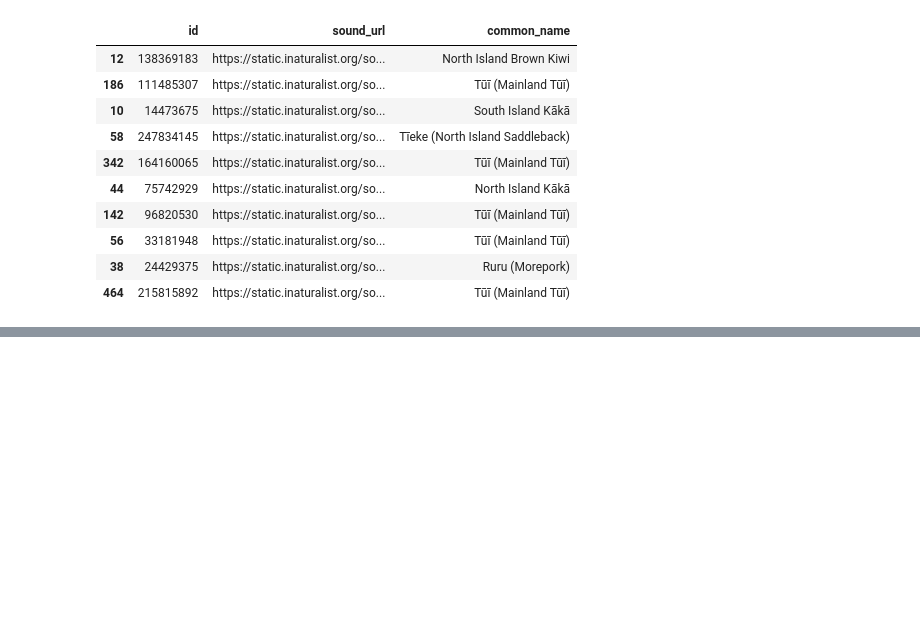
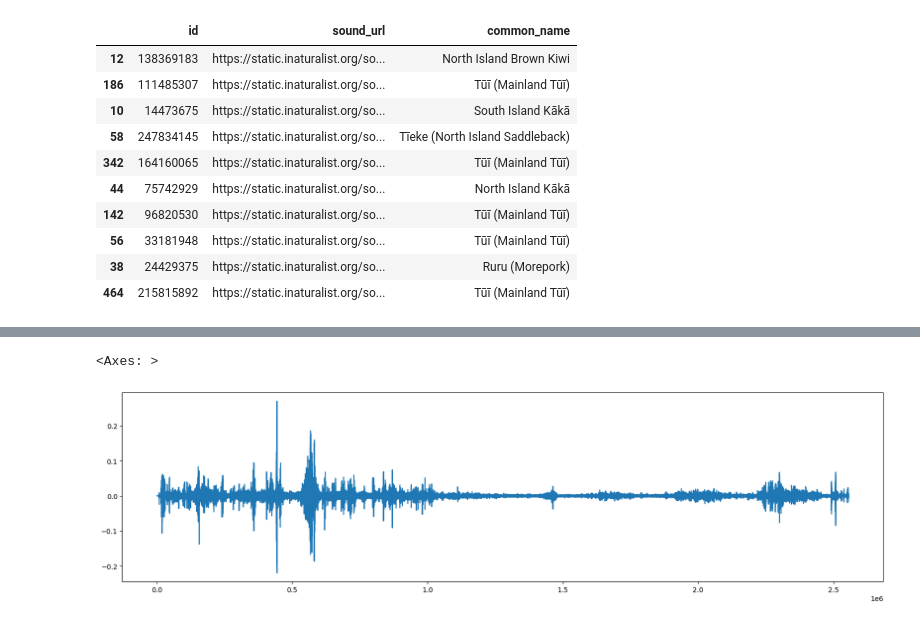
Before and after one commit to mitchellpincham/birds, a Jupyter notebook: main.ipynb, the cells around one changed output, grey strips where cells are left out. Drawn from its saved outputs; the diff is of its cells as text; code cells hidden in the pictures; blank space fills up the shorter version.

Commit message:
Loaded and initialised the data

```diff
--- a/main.ipynb
+++ b/main.ipynb
@@ -97,15 +101,23 @@ url = df_dummies['sound_url'].iloc[1]
 # %% [output]
 [interactive output not drawn]
 # %%
-url = df_dummies['sound_url'].iloc[1]
+def load_audio(url):
+    """
+        Using the url, get the audio data using librosa
+    """
+    #url = df_dummies['sound_url'].iloc[1]
 
-response = requests.get(url)
+    response = requests.get(url)
 
-if response.status_code == 200:
+    if response.status_code == 200:
 
-    audio_bytes = io.BytesIO(response.content)
-    y, sr = librosa.load(audio_bytes, sr=None)
-    print("good")
+        audio_bytes = io.BytesIO(response.content)
+        y, sr = librosa.load(audio_bytes, sr=None)
 
-else:
-    print(f"Network error code: {response.status_code}")
+        y_trimmed, _ = librosa.effects.trim(y)
+
+        return y_trimmed, sr
+
+
+    else:
+        return None
@@ -118,0 +124,9 @@ good
+# %%
+url = df_dummies['sound_url'].iloc[1]
+
+y, sr = load_audio(url)
+# %%
+pd.Series(y).plot(figsize=(20, 5))
+# %% [output]
+<Axes: >
+[figure, added]
```
Also changed, not shown: parts of 15 cells of this notebook.
